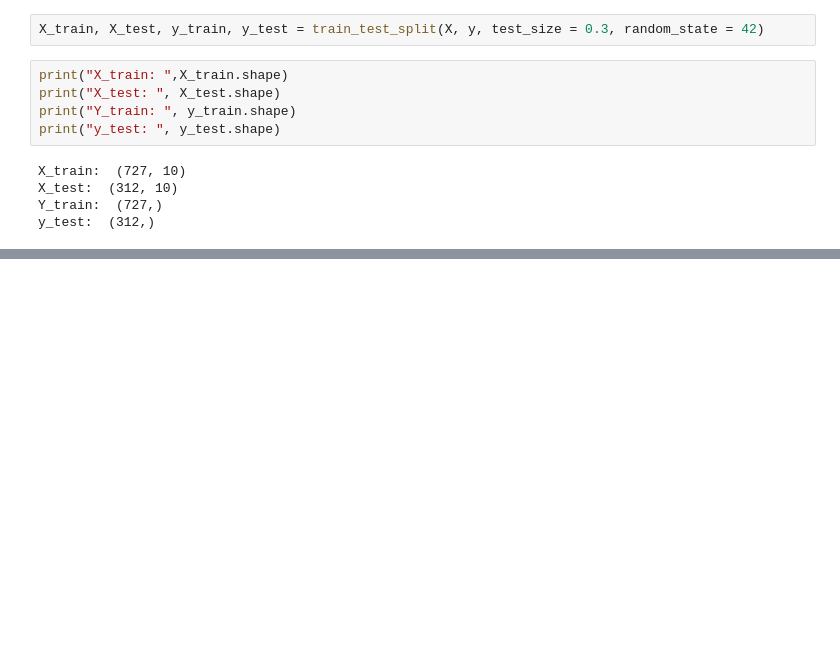
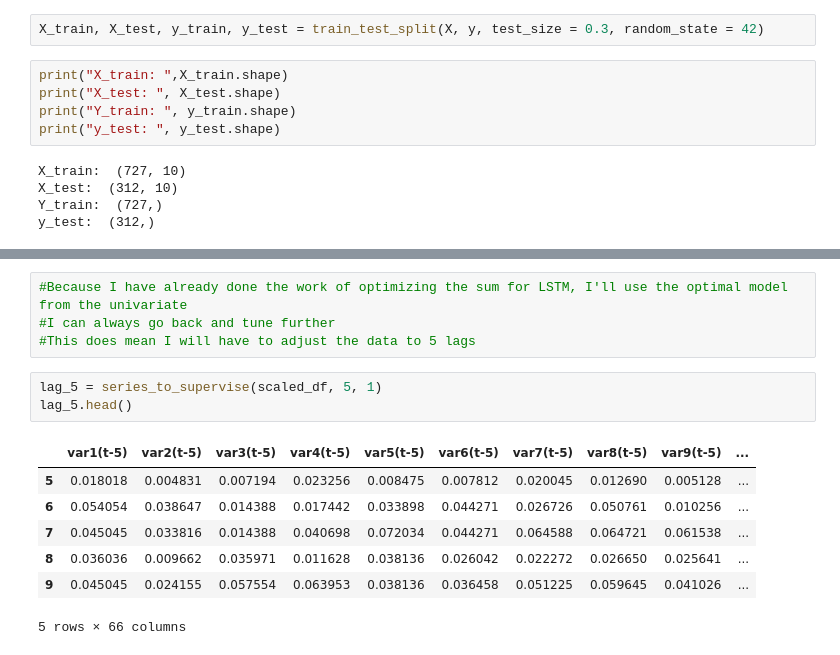
Before and after one commit to kjsampler/Using-AI-to-Predict-Dog-Licenses, a Jupyter notebook: Multivariate LSTM.ipynb, the cells around one changed output, grey strips where cells are left out. Drawn from its saved outputs; the diff is of its cells as text; blank space fills up the shorter version.

Commit message:
Prepping 5 day lag data

```diff
--- a/Multivariate LSTM.ipynb
+++ b/Multivariate LSTM.ipynb
@@ -278,0 +313,15 @@ y_test:  (312,)
+# %%
+#Because I have already done the work of optimizing the sum for LSTM, I'll use the optimal model from the univariate
+#I can always go back and tune further
+#This does mean I will have to adjust the data to 5 lags
+# %%
+lag_5 = series_to_supervise(scaled_df, 5, 1)
+lag_5.head()
+# %% [output]
+|  | var1(t-5) | var2(t-5) | var3(t-5) | var4(t-5) | var5(t-5) | var6(t-5) | var7(t-5) | var8(t-5) | var9(t-5) | ... |
+| 5 | 0.018018 | 0.004831 | 0.007194 | 0.023256 | 0.008475 | 0.007812 | 0.020045 | 0.012690 | 0.005128 | ... |
+| 6 | 0.054054 | 0.038647 | 0.014388 | 0.017442 | 0.033898 | 0.044271 | 0.026726 | 0.050761 | 0.010256 | ... |
+| 7 | 0.045045 | 0.033816 | 0.014388 | 0.040698 | 0.072034 | 0.044271 | 0.064588 | 0.064721 | 0.061538 | ... |
+| 8 | 0.036036 | 0.009662 | 0.035971 | 0.011628 | 0.038136 | 0.026042 | 0.022272 | 0.026650 | 0.025641 | ... |
+| 9 | 0.045045 | 0.024155 | 0.057554 | 0.063953 | 0.038136 | 0.036458 | 0.051225 | 0.059645 | 0.041026 | ... |
+5 rows × 66 columns
```
Also changed, not shown: parts of 12 cells of this notebook.
